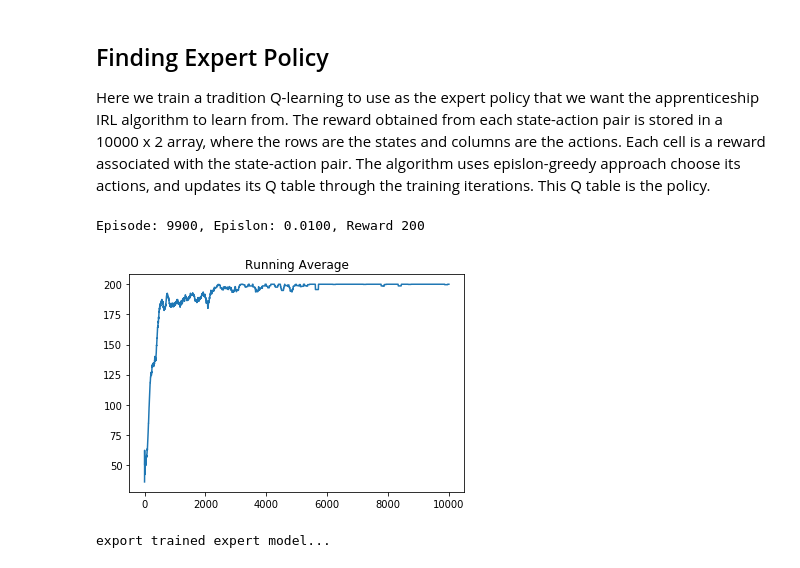
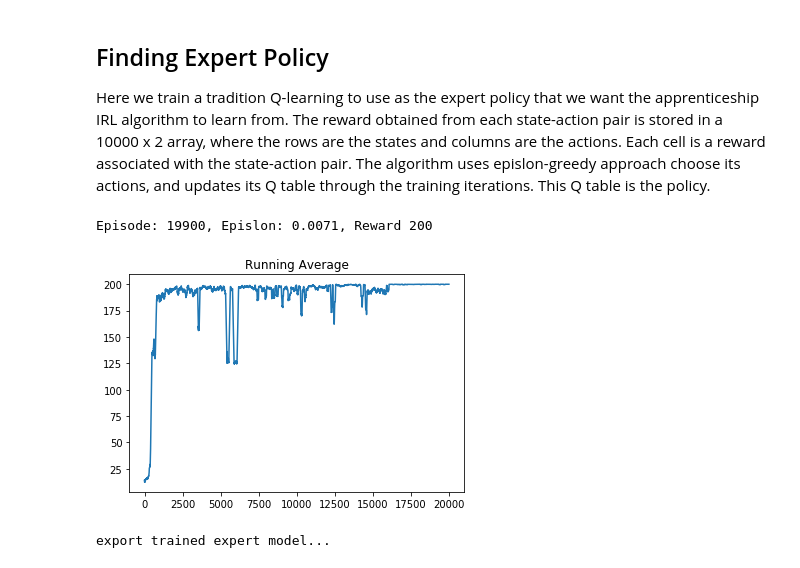
Before and after one commit to rhklite/apprenticeship_inverse_RL, a Jupyter notebook: Apprenticeship_Inverse_Reinforcement_Learning.ipynb, the cells around one changed output. Cells and saved outputs as stored; diff of their text form; code cells hidden in the pictures.

```diff
--- a/Apprenticeship_Inverse_Reinforcement_Learning.ipynb
+++ b/Apprenticeship_Inverse_Reinforcement_Learning.ipynb
@@ -122,18 +123,20 @@ def get_state_as_string(state):
     """
     encoding the state into string as dictionary
     """
-    string_state = ''.join(str(int(e)) for e in state)
+    string_state=''
+    for e in state:
+            string_state = string_state+str(int(e)).zfill(2)
     return string_state
-# %%
-def get_all_states_as_string():
-    """
-    initialize your state dictionary
-    """
-
-    states = []
-    for i in range(MAXSTATES):
-        states.append(str(i).zfill(4))
-    return states
+# %%
+def get_all_states_as_string():
+    states = []
+    for i in range (nbins+1):
+        for j in range (nbins+1):
+            for k in range(nbins+1):
+                for l in range(nbins+1):
+                    a=str(i).zfill(2)+str(j).zfill(2)+str(k).zfill(2)+str(l).zfill(2)
+                    states.append(a)
+    return states
 # %%
 def initialize_Q():
     """
@@ -200,10 +203,6 @@ def play_many_games(bins, N=10000):
             print("Episode: %d, Epislon: %.4f, Reward %d"%(n,eps,episode_reward))
         length.append(episode_length)
         reward.append(episode_reward)
-
-        if (N-n<=10):
-            env.render()
-            time.sleep(0.01)
     env.close()
     return length, reward, Q
 # %%
@@ -250,12 +249,12 @@ Here we train a tradition Q-learning to use as the expert policy that we want th
 # %%
 bins = create_bins()
 # %%
-episode_lengths, episode_rewards, expert_Q=play_many_games(bins)
+episode_lengths, episode_rewards, expert_Q=play_many_games(bins,N=20000)
 
 plot_running_avg(episode_rewards)
 # %% [output]
-Episode: 9900, Epislon: 0.0100, Reward 200
+Episode: 19900, Epislon: 0.0071, Reward 200
-[figure, old version]
+[figure, new version]
 # %%
 print("export trained expert model...")
 filename = 'expert_Q'
```
Also changed, not shown: parts of 19 cells of this notebook, 5 other files.
